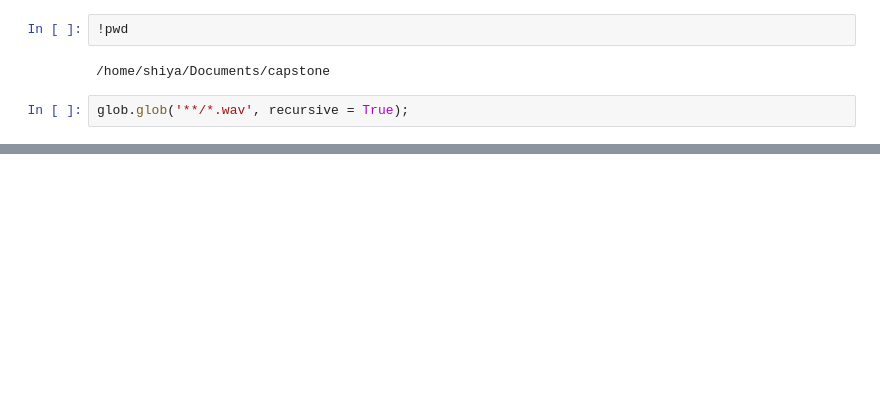
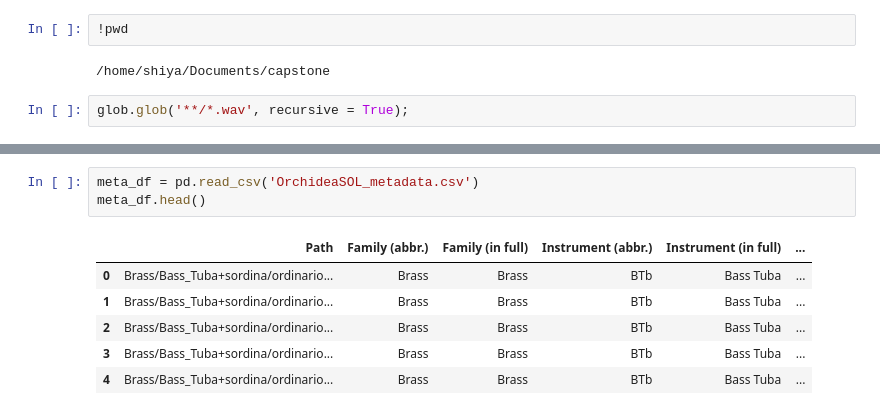
Before and after one commit to ShiYang1101/-Music-transcription-, a Jupyter notebook: music_transcription.ipynb, the cells around one changed output, grey strips where cells are left out. Saved outputs shown, nothing was run; the diff lists cells and outputs as text; blank space fills up the shorter version.

```diff
--- a/music_transcription.ipynb
+++ b/music_transcription.ipynb
@@ -93,0 +144,10 @@ dtype('complex64')
+# %%
+meta_df = pd.read_csv('OrchideaSOL_metadata.csv')
+meta_df.head()
+# %% [output]
+|  | Path | Family (abbr.) | Family (in full) | Instrument (abbr.) | Instrument (in full) | ... |
+| 0 | Brass/Bass_Tuba+sordina/ordinario... | Brass | Brass | BTb | Bass Tuba | ... |
+| 1 | Brass/Bass_Tuba+sordina/ordinario... | Brass | Brass | BTb | Bass Tuba | ... |
+| 2 | Brass/Bass_Tuba+sordina/ordinario... | Brass | Brass | BTb | Bass Tuba | ... |
+| 3 | Brass/Bass_Tuba+sordina/ordinario... | Brass | Brass | BTb | Bass Tuba | ... |
+| 4 | Brass/Bass_Tuba+sordina/ordinario... | Brass | Brass | BTb | Bass Tuba | ... |
```
Also changed, not shown: parts of 31 cells of this notebook, 1 other file.
